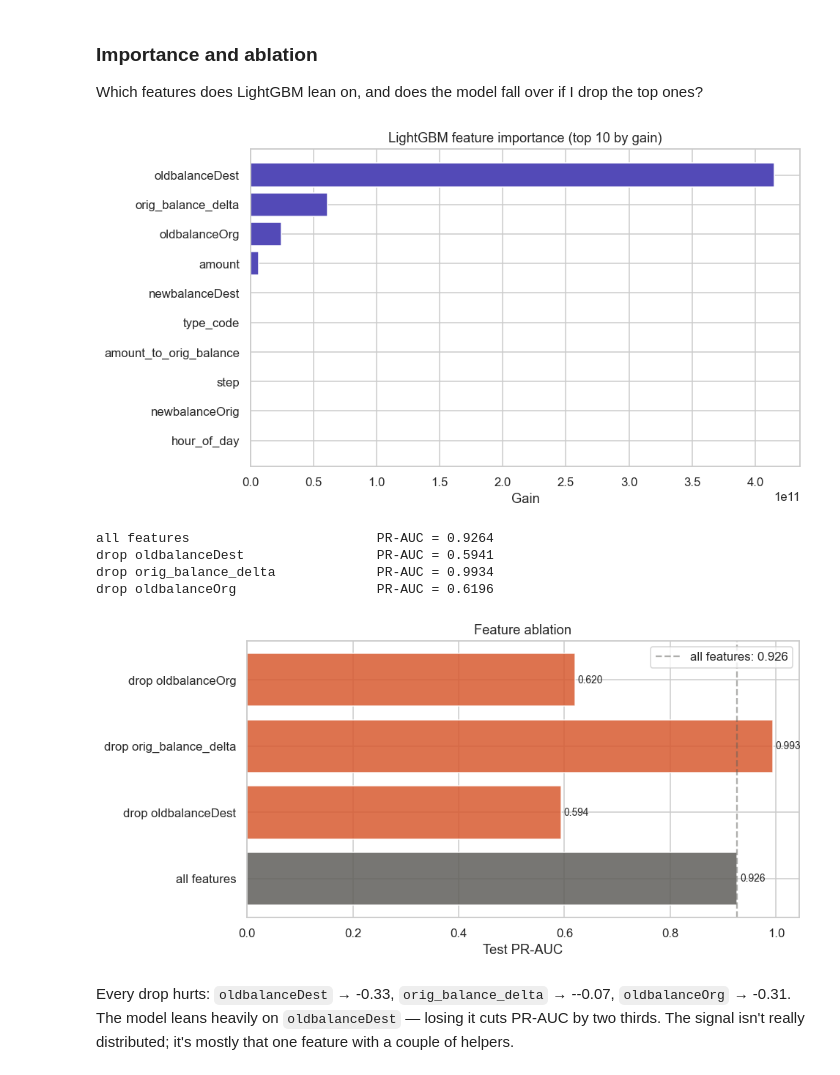
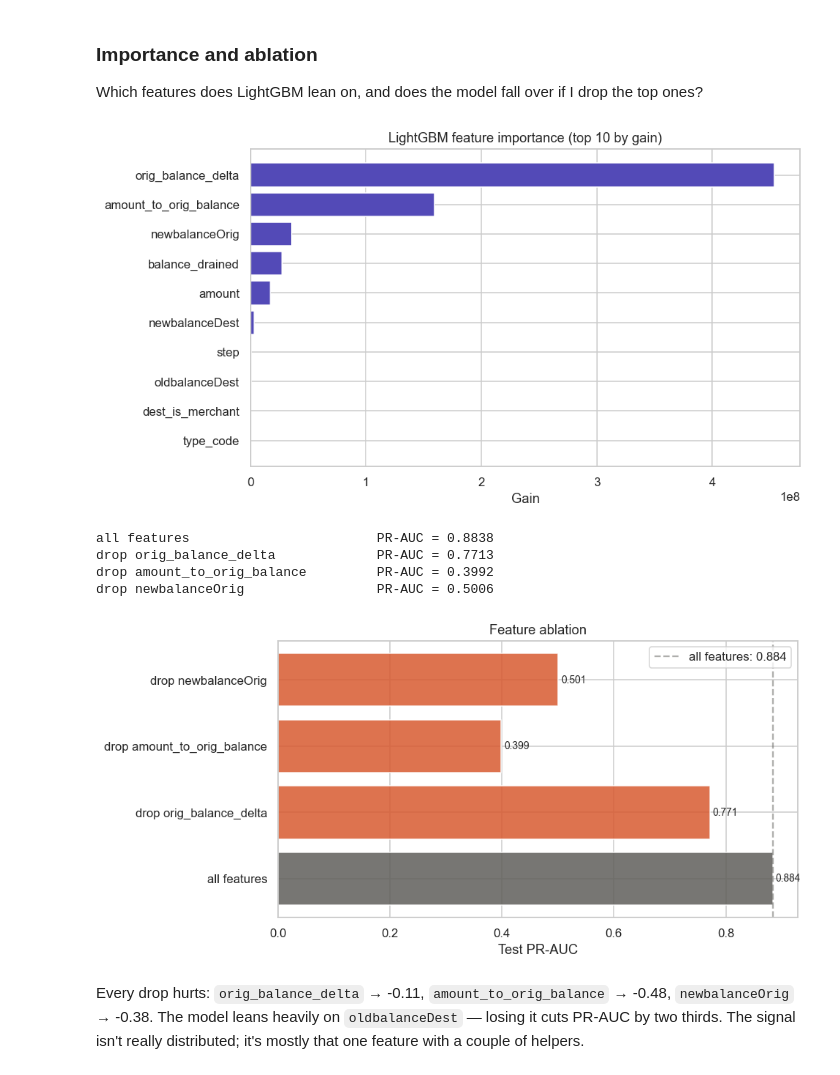
Before and after one commit to silasyakalim/fraud-detection-mobile-money, a Jupyter notebook: notebooks/fraud_detection_analysis.ipynb, the cells around one changed output. Saved outputs shown, nothing was run; the diff lists cells and outputs as text; code cells hidden in the pictures.

```diff
--- a/notebooks/fraud_detection_analysis.ipynb
+++ b/notebooks/fraud_detection_analysis.ipynb
@@ -33,7 +35,7 @@ from fraud_detection.evaluation.metrics import (
 
 sns.set_theme(style='whitegrid', palette='muted')
 # %%
-df = load_paysim()
+df = load_paysim(sample_frac=0.2)
 print(f'Shape: {df.shape}')
 df.head()
 # %% [output]
@@ -403,9 +405,9 @@ Fold 2: PR-AUC=0.9543, P@0.5%=0.2840, best_iter=55, trained in 0.87s
 # %%
 summary = pd.DataFrame([
-    {'model': 'LR', 'metric': 'PR-AUC', 'mean': 0.9478, 'std': 0.0269},
-    {'model': 'LGB', 'metric': 'PR-AUC', 'mean': 0.7074, 'std': 0.2026},
-    {'model': 'LR', 'metric': 'P@0.5%', 'mean': 0.2566, 'std': 0.0210},
-    {'model': 'LGB', 'metric': 'P@0.5%', 'mean': 0.2621, 'std': 0.0249},
+    {'model': 'LR', 'metric': 'PR-AUC', 'mean': 0.8896, 'std': 0.0587},
+    {'model': 'LGB', 'metric': 'PR-AUC', 'mean': 0.3661, 'std': 0.3282},
+    {'model': 'LR', 'metric': 'P@0.5%', 'mean': 0.3625, 'std': 0.3405},
+    {'model': 'LGB', 'metric': 'P@0.5%', 'mean': 0.3541, 'std': 0.3341},
 ])
 fig, axes = plt.subplots(1, 2, figsize=(11, 4))
 for ax, metric in zip(axes, ['PR-AUC', 'P@0.5%']):
@@ -592,9 +594,9 @@ ax.set_xlabel('Gain')
 ax.set_title('LightGBM feature importance (top 10 by gain)')
 plt.tight_layout()
 # %% [output]
-[figure, old version]
+[figure, new version]
 # %%
-top_to_drop = ['oldbalanceDest', 'orig_balance_delta', 'oldbalanceOrg']
+top_to_drop = ['orig_balance_delta', 'amount_to_orig_balance', 'newbalanceOrig']
 ablation = {}
 
 # Baseline: all features
@@ -619,30 +621,30 @@ for feat_name in top_to_drop:
 for k, v in ablation.items():
     print(f'{k:35s} PR-AUC = {v:.4f}')
 # %% [output]
-all features                        PR-AUC = 0.9264
-drop oldbalanceDest                 PR-AUC = 0.5941
-drop orig_balance_delta             PR-AUC = 0.9934
-drop oldbalanceOrg                  PR-AUC = 0.6196
+all features                        PR-AUC = 0.8838
+drop orig_balance_delta             PR-AUC = 0.7713
+drop amount_to_orig_balance         PR-AUC = 0.3992
+drop newbalanceOrig                 PR-AUC = 0.5006
 # %%
 df_abl = pd.DataFrame([
     {'setting': k, 'pr_auc': v} for k, v in ablation.items()
 ]).set_index('setting')
 
 fig, ax = plt.subplots(figsize=(9, 4.5))
 colors = ['#5F5E5A' if s == 'all features' else '#D85A30' for s in df_abl.index]
 ax.barh(df_abl.index, df_abl['pr_auc'], color=colors, alpha=0.85)
-ax.axvline(0.9264, color='#5F5E5A', linestyle='--',
-           alpha=0.5, label='all features: 0.926')
+ax.axvline(0.8838, color='#5F5E5A', linestyle='--',
+           alpha=0.5, label='all features: 0.884')
 ax.set_xlabel('Test PR-AUC')
 ax.set_title('Feature ablation')
 ax.legend()
 for i, v in enumerate(df_abl['pr_auc']):
     ax.text(v + 0.005, i, f'{v:.3f}', va='center', fontsize=9)
 plt.tight_layout()
 # %% [output]
-[figure, old version]
+[figure, new version]
 # %% [markdown]
-Every drop hurts: `oldbalanceDest` → -0.33, `orig_balance_delta` → --0.07, `oldbalanceOrg` → -0.31. The model leans heavily on `oldbalanceDest` — losing it cuts PR-AUC by two thirds. The signal isn't really distributed; it's mostly that one feature with a couple of helpers.
+Every drop hurts: `orig_balance_delta` → -0.11, `amount_to_orig_balance` → -0.48, `newbalanceOrig` → -0.38. The model leans heavily on `oldbalanceDest` — losing it cuts PR-AUC by two thirds. The signal isn't really distributed; it's mostly that one feature with a couple of helpers.
 # %% [markdown]
 ## Wrap-up
 
```
Also changed, not shown: parts of 29 cells of this notebook, 10 other files.
